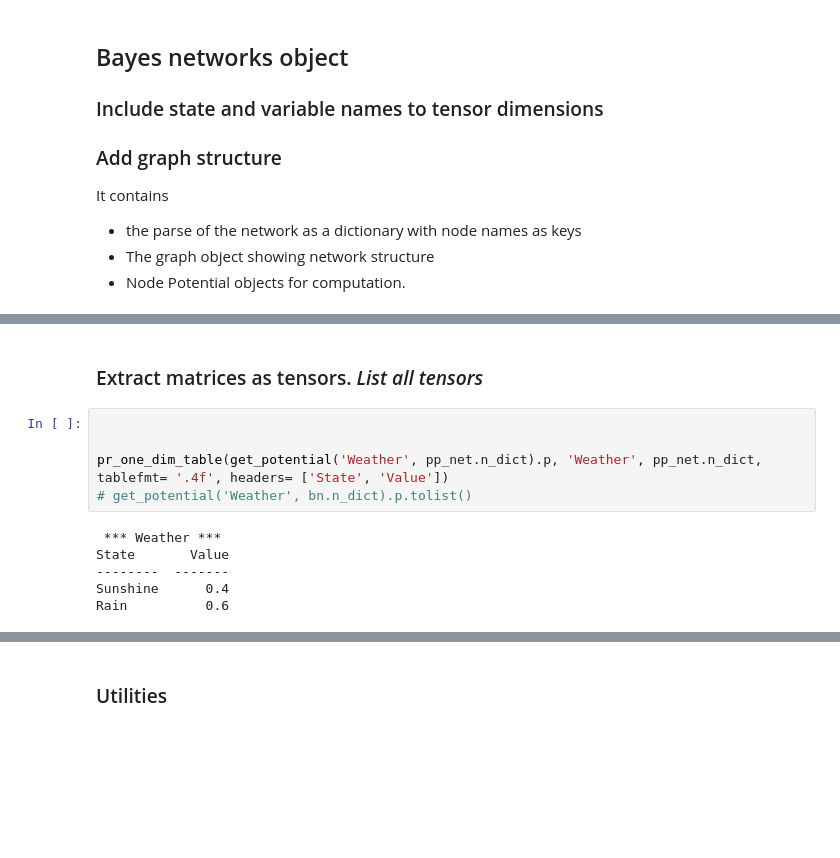
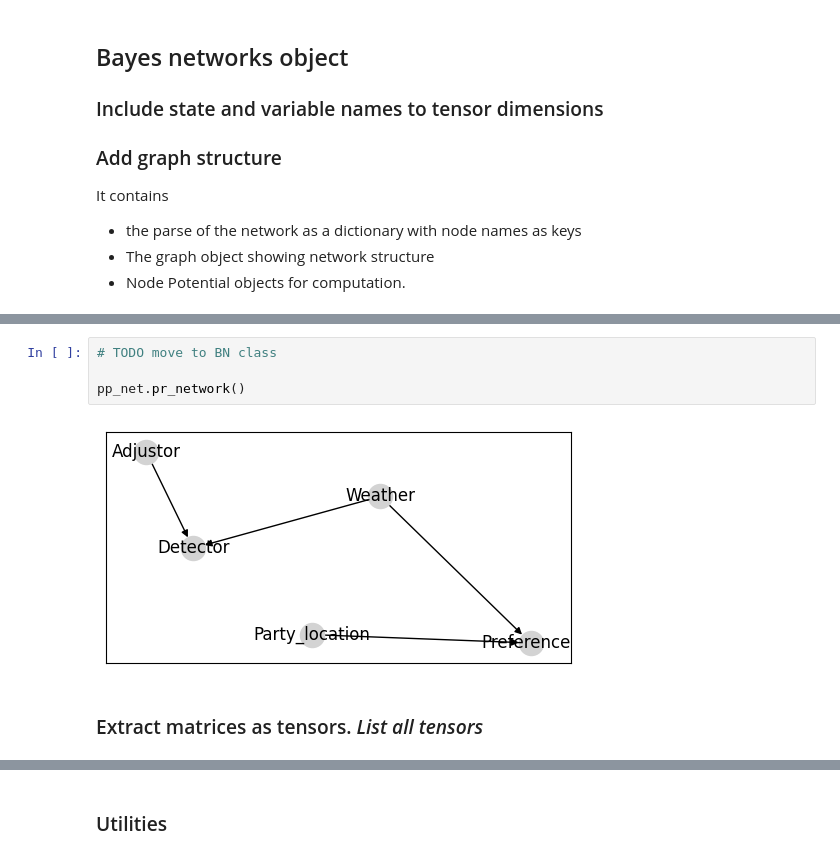
Before and after one commit to jmagosta/bayes, a Jupyter notebook: partyproblem/partyproblem_xdsl_bis.ipynb, the cells around one changed output, grey strips where cells are left out. Saved outputs shown, nothing was run; the diff lists cells and outputs as text; blank space fills up the shorter version.

```diff
--- a/partyproblem/partyproblem_xdsl_bis.ipynb
+++ b/partyproblem/partyproblem_xdsl_bis.ipynb
@@ -146,13 +129,8 @@ pr_network(pp_net)
+# %%
+# TODO move to BN class
+
+pp_net.pr_network()
+# %% [output]
+[figure, added]
 # %% [markdown]
 ### Extract matrices as tensors.  _List all tensors_
-# %%
-
-
-pr_one_dim_table(get_potential('Weather', pp_net.n_dict).p, 'Weather', pp_net.n_dict, tablefmt= '.4f', headers= ['State', 'Value'])
-# get_potential('Weather', bn.n_dict).p.tolist()
-# %% [output]
- *** Weather ***
-State       Value
---------  -------
-Sunshine      0.4
-Rain          0.6
```
Also changed, not shown: parts of 19 cells of this notebook, 3 other files.
